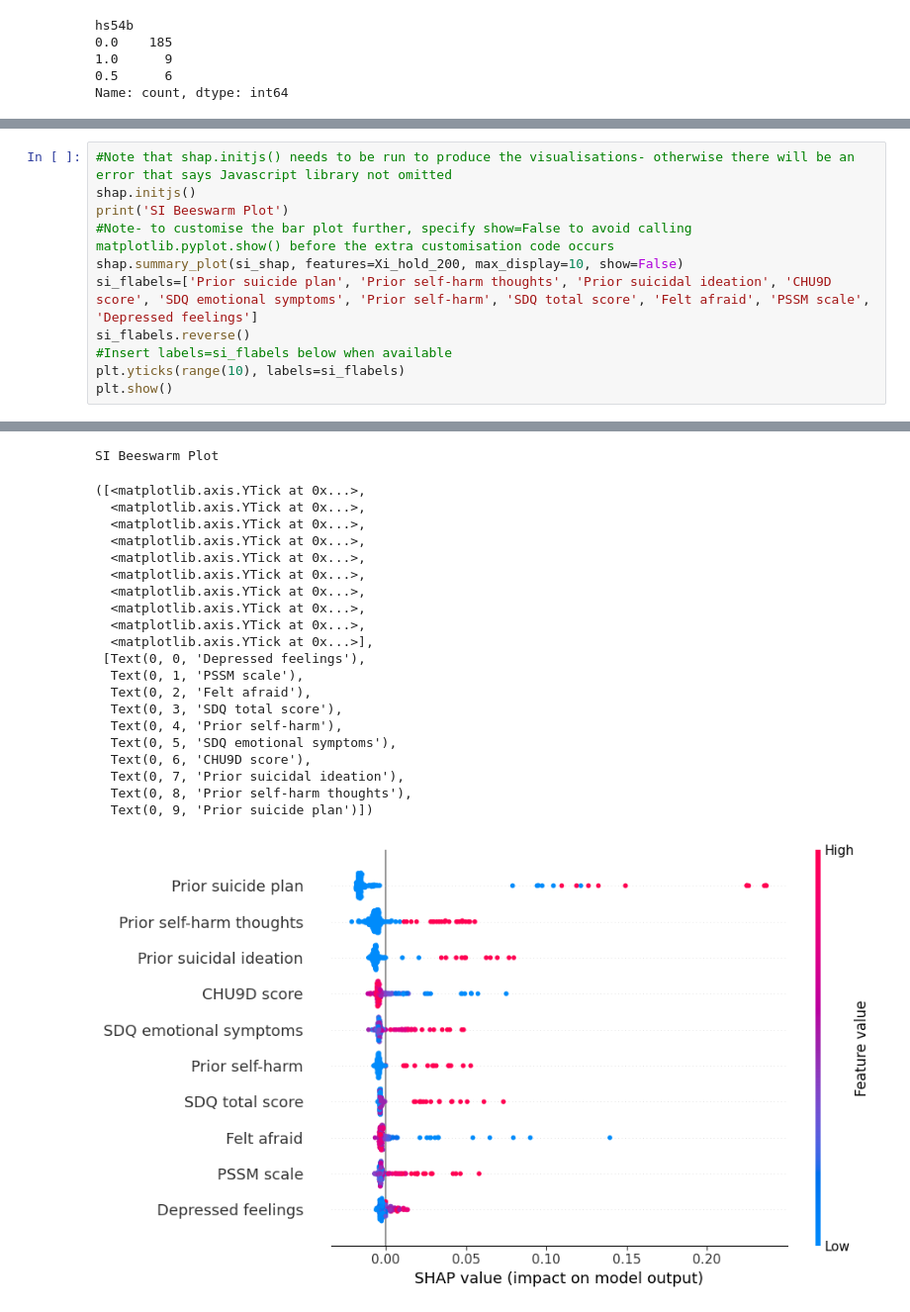
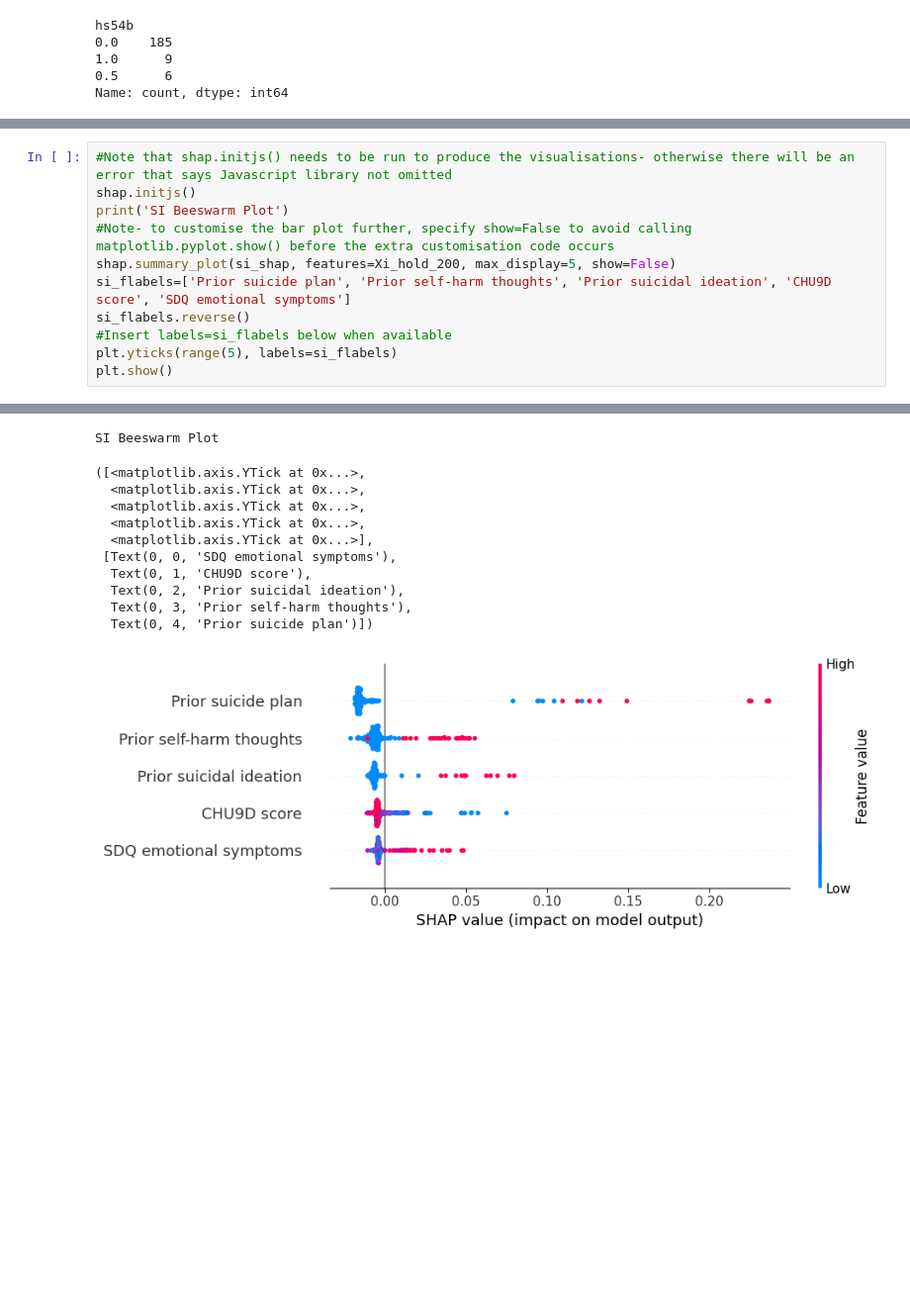
Before and after one commit to kk262626/predicting_suicidality, a Jupyter notebook: Shapley_Chained_Classifier.ipynb, the cells around one changed output, grey strips where cells are left out. Shown at 99% size. Cells and saved outputs as stored; diff of their text form; blank space fills up the shorter version.

Commit message:
final shap plots for cclf and indiv clfs

```diff
--- a/Shapley_Chained_Classifier.ipynb
+++ b/Shapley_Chained_Classifier.ipynb
@@ -82,38 +70,28 @@ Name: pssm, dtype: float64
 # %%
 #Note that shap.initjs() needs to be run to produce the visualisations- otherwise there will be an error that says Javascript library not omitted
 shap.initjs()
 print('SI Beeswarm Plot')
 #Note- to customise the bar plot further, specify show=False to avoid calling matplotlib.pyplot.show() before the extra customisation code occurs
-shap.summary_plot(si_shap, features=Xi_hold_200, max_display=10, show=False)
-si_flabels=['Prior suicide plan', 'Prior self-harm thoughts', 'Prior suicidal ideation', 'CHU9D score', 'SDQ emotional symptoms', 'Prior self-harm', 'SDQ total score', 'Felt afraid', 'PSSM scale', 'Depressed feelings']
+shap.summary_plot(si_shap, features=Xi_hold_200, max_display=5, show=False)
+si_flabels=['Prior suicide plan', 'Prior self-harm thoughts', 'Prior suicidal ideation', 'CHU9D score', 'SDQ emotional symptoms']
 si_flabels.reverse()
 #Insert labels=si_flabels below when available
-plt.yticks(range(10), labels=si_flabels)
+plt.yticks(range(5), labels=si_flabels)
 plt.show()
 # %% [output]
 [interactive output not drawn]
 SI Beeswarm Plot
 ([<matplotlib.axis.YTick at 0x...>,
   <matplotlib.axis.YTick at 0x...>,
   <matplotlib.axis.YTick at 0x...>,
   <matplotlib.axis.YTick at 0x...>,
-  <matplotlib.axis.YTick at 0x...>,
-  <matplotlib.axis.YTick at 0x...>,
-  <matplotlib.axis.YTick at 0x...>,
-  <matplotlib.axis.YTick at 0x...>,
-  <matplotlib.axis.YTick at 0x...>,
   <matplotlib.axis.YTick at 0x...>],
- [Text(0, 0, 'Depressed feelings'),
-  Text(0, 1, 'PSSM scale'),
-  Text(0, 2, 'Felt afraid'),
-  Text(0, 3, 'SDQ total score'),
-  Text(0, 4, 'Prior self-harm'),
-  Text(0, 5, 'SDQ emotional symptoms'),
-  Text(0, 6, 'CHU9D score'),
-  Text(0, 7, 'Prior suicidal ideation'),
-  Text(0, 8, 'Prior self-harm thoughts'),
-  Text(0, 9, 'Prior suicide plan')])
+ [Text(0, 0, 'SDQ emotional symptoms'),
+  Text(0, 1, 'CHU9D score'),
+  Text(0, 2, 'Prior suicidal ideation'),
+  Text(0, 3, 'Prior self-harm thoughts'),
+  Text(0, 4, 'Prior suicide plan')])
-[figure, old version]
+[figure, new version]
 # %%
 print('NSSI Beeswarm Plot')
 #Note- to customise the bar plot further, specify show=False so that matplotlib.pyplot.show() is not called before the extra customisation code occurs
```
Also changed, not shown: parts of 8 cells of this notebook.
